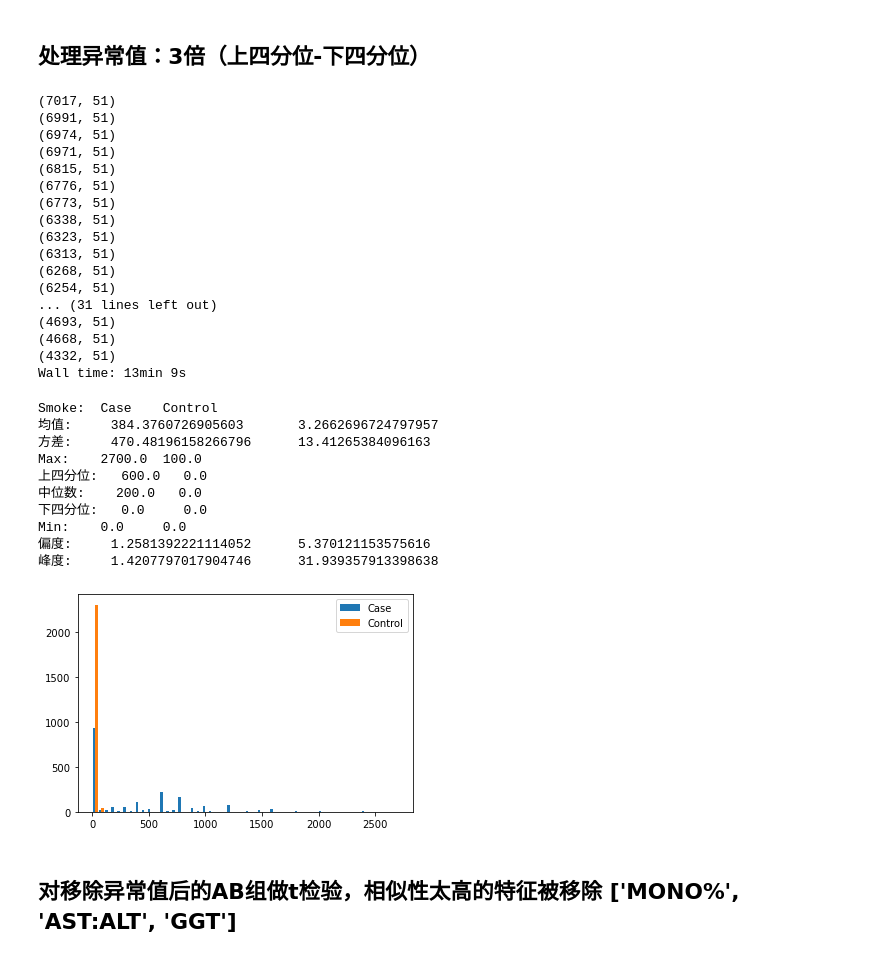
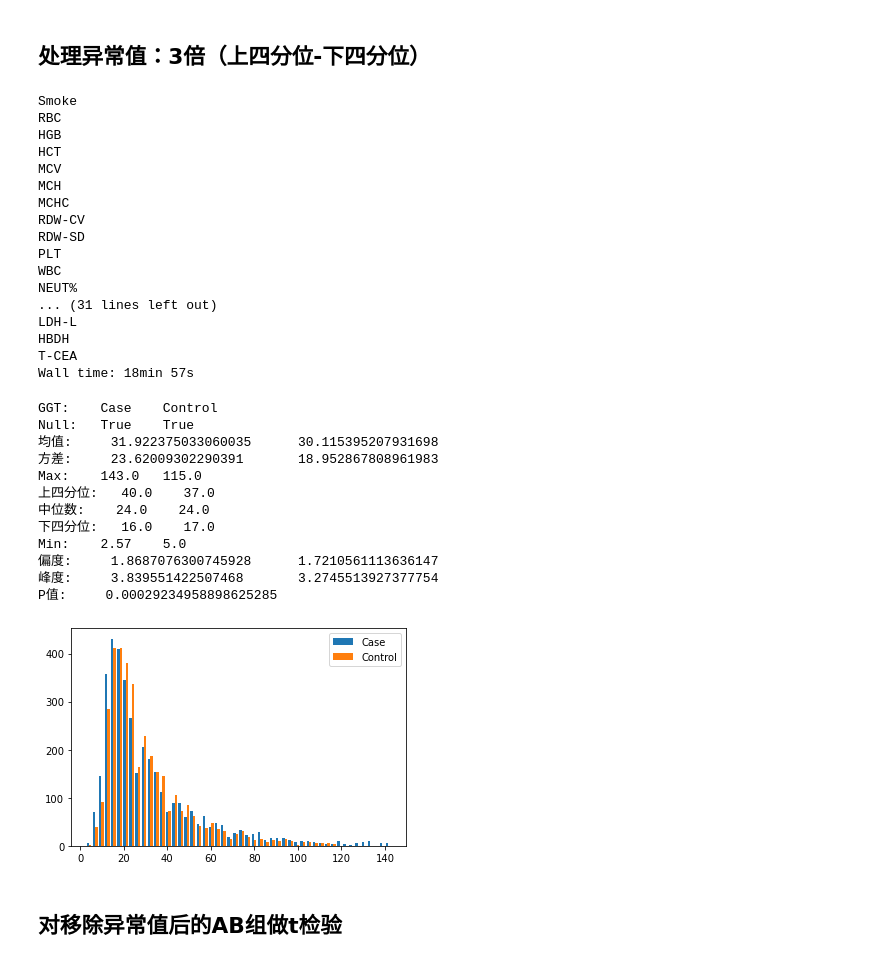
Before and after one commit to ChiXX/LungCancer, a Jupyter notebook: scripts/jupyter/Preprocessing.ipynb, the cells around one changed output. Cells and saved outputs as stored; diff of their text form; code cells hidden in the pictures.

Commit message:
inplace outliers with Nan, not remove them directly

```diff
--- a/scripts/jupyter/Preprocessing.ipynb
+++ b/scripts/jupyter/Preprocessing.ipynb
@@ -253,9 +248,11 @@ def stat_info(df, fea):
     a = df[df['A=Case, B=Control']=='A'][fea]
     b = df[df['A=Case, B=Control']=='B'][fea]
     print(f'{fea}:\tCase\tControl')
+    print(f'Null:\t{a.isnull().values.any()}\t{b.isnull().values.any()}')
+    a.dropna(inplace=True)
+    b.dropna(inplace=True)
     print(f'均值:\t{a.mean()}\t{b.mean()}')
     print(f'方差:\t{a.std()}\t{b.std()}')
-#     print(f'Null:\t{3986 - a.isnull().value_counts()[0]}\t{3796 - b.isnull().value_counts()[0]}')
     print(f'Max:\t{a.max()}\t{b.max()}')
     print(f'上四分位:\t{a.quantile(0.75)}\t{b.quantile(0.75)}')
     print(f'中位数:\t{a.median()}\t{b.median()}')
@@ -263,7 +260,7 @@ def stat_info(df, fea):
     print(f'Min:\t{a.min()}\t{b.min()}')
     print(f'偏度:\t{a.skew()}\t{b.skew()}')
     print(f'峰度:\t{a.kurt()}\t{b.kurt()}')
-    print(f'P值:\t{ss.ttest_ind(a[i], b[i])[1]}')
+    print(f'P值:\t{ss.ttest_ind(a, b)[1]}')
     plt.hist([a,b], bins=50)
     plt.legend(['Case','Control'])
     plt.show()
@@ -285,7 +283,7 @@ Min:    0.0     0.0
 # %% [markdown]
 ## 处理Nan: 中位数填充，依照依照年龄，是否患病，性别分别填充
 # %%
-for fea in cancer_data.columns[5:]:
+for fea in cancer_data.columns[6:]:
     median = cancer_data.groupby(['A=Case, B=Control', 'A=male B=female', 'Age'])[fea].median()
     cancer_data.set_index(['A=Case, B=Control', 'A=male B=female', 'Age'], inplace=True)
     cancer_data[fea].fillna(median, inplace=True)
@@ -318,46 +301,48 @@ def interval(df, fea):
     b_m = b_m.apply(lambda x: np.nan if x > 3*(b_m.quantile(0.75)-b_m.quantile(0.25))+b_m.quantile(0.75) or x < -3*(b_m.quantile(0.75)-b_m.quantile(0.25))+b_m.quantile(0.25) else x)
     b_f = b_f.apply(lambda x: np.nan if x > 3*(b_f.quantile(0.75)-b_f.quantile(0.25))+b_f.quantile(0.75) or x < -3*(b_f.quantile(0.75)-b_f.quantile(0.25))+b_f.quantile(0.25) else x)
     new = pd.concat([a_m,a_f,b_m,b_f], axis=0)
-    return ~new.isnull().sort_index()
+    return new.sort_index()
 # %%
 %%time
-for f in cancer_data.columns[5:]:
-    cancer_data = cancer_data[interval(cancer_data, f)]
-    print(cancer_data.shape)
+for f in cancer_data.columns[6:]:
+    cancer_data[f] = interval(cancer_data, f)
+    print(f)
 # %% [output]
-(7017, 51)
-(6991, 51)
-(6974, 51)
-(6971, 51)
-(6815, 51)
-(6776, 51)
-(6773, 51)
-(6338, 51)
-(6323, 51)
-(6313, 51)
-(6268, 51)
-(6254, 51)
+Smoke
+RBC
+HGB
+HCT
+MCV
+MCH
+MCHC
+RDW-CV
+RDW-SD
+PLT
+WBC
+NEUT%
 ... (31 lines left out)
-(4693, 51)
-(4668, 51)
-(4332, 51)
-Wall time: 13min 9s
+LDH-L
+HBDH
+T-CEA
+Wall time: 18min 57s
 # %%
-stat_info(cancer_data, 'Smoke')
+stat_info(cancer_data, 'GGT')
 # %% [output]
-Smoke:  Case    Control
-均值:     384.3760726905603       3.2662696724797957
-方差:     470.48196158266796      13.41265384096163
-Max:    2700.0  100.0
-上四分位:   600.0   0.0
-中位数:    200.0   0.0
-下四分位:   0.0     0.0
-Min:    0.0     0.0
-偏度:     1.2581392221114052      5.370121153575616
-峰度:     1.4207797017904746      31.939357913398638
+GGT:    Case    Control
+Null:   True    True
+均值:     31.922375033060035      30.115395207931698
+方差:     23.62009302290391       18.952867808961983
+Max:    143.0   115.0
+上四分位:   40.0    37.0
+中位数:    24.0    24.0
+下四分位:   16.0    17.0
+Min:    2.57    5.0
+偏度:     1.8687076300745928      1.7210561113636147
+峰度:     3.839551422507468       3.2745513927377754
+P值:     0.00029234958898625285
-[figure, old version]
+[figure, new version]
-# %% [markdown]
-## 对移除异常值后的AB组做t检验，相似性太高的特征被移除 ['MONO%', 'AST:ALT', 'GGT']
+# %% [markdown]
+## 对移除异常值后的AB组做t检验
 # %%
 a = cancer_data[cancer_data['A=Case, B=Control']=='A']
 b = cancer_data[cancer_data['A=Case, B=Control']=='B']
```
Also changed, not shown: parts of 27 cells of this notebook, 2 other files.
